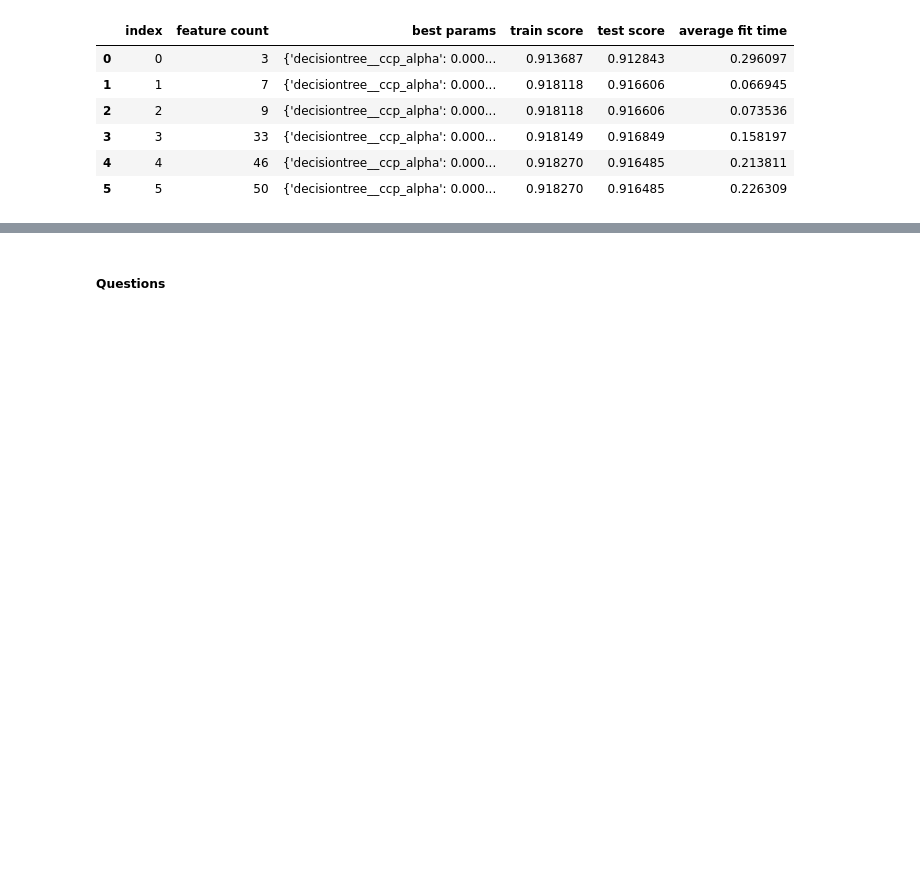
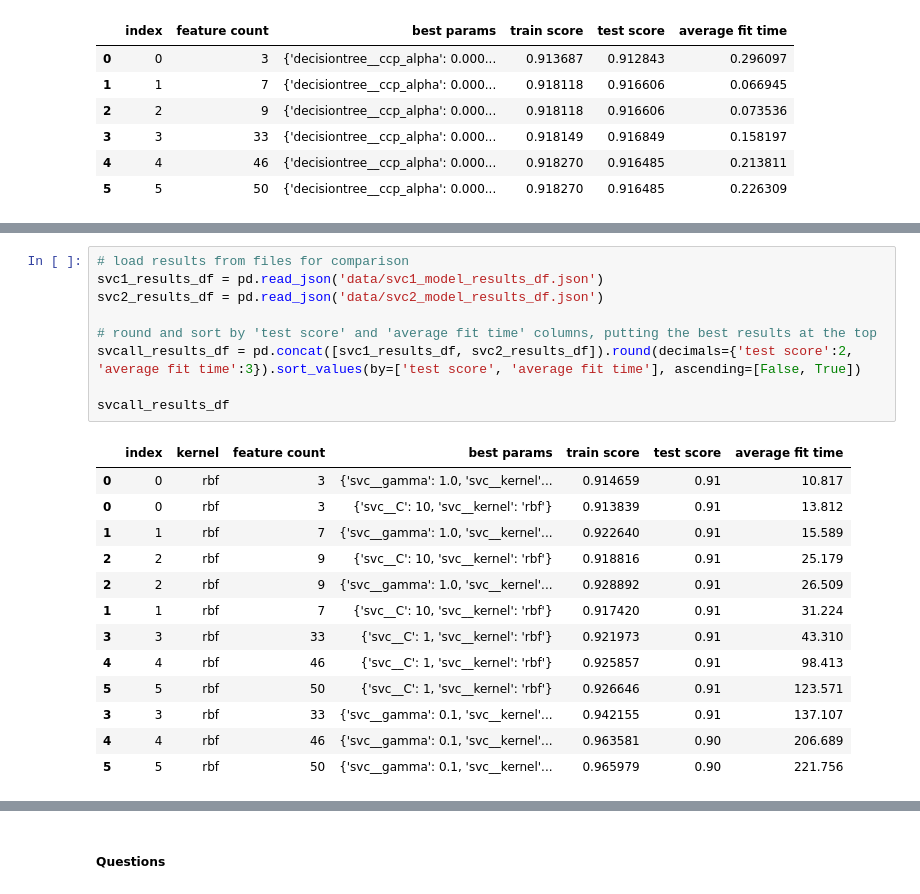
Before and after one commit to codemonkey1101/module-17, a Jupyter notebook: prompt_III.ipynb, the cells around one changed output, grey strips where cells are left out. Drawn from its saved outputs; the diff is of its cells as text; blank space fills up the shorter version.

```diff
--- a/prompt_III.ipynb
+++ b/prompt_III.ipynb
@@ -942,0 +996,23 @@ svc2_results_df
+# %%
+# load results from files for comparison
+svc1_results_df = pd.read_json('data/svc1_model_results_df.json')
+svc2_results_df = pd.read_json('data/svc2_model_results_df.json')
+
+# round and sort by 'test score' and 'average fit time' columns, putting the best results at the top
+svcall_results_df = pd.concat([svc1_results_df, svc2_results_df]).round(decimals={'test score':2, 'average fit time':3}).sort_values(by=['test score', 'average fit time'], ascending=[False, True])
+
+svcall_results_df
+# %% [output]
+|  | index | kernel | feature count | best params | train score | test score | average fit time |
+| 0 | 0 | rbf | 3 | {'svc__gamma': 1.0, 'svc__kernel'... | 0.914659 | 0.91 | 10.817 |
+| 0 | 0 | rbf | 3 | {'svc__C': 10, 'svc__kernel': 'rbf'} | 0.913839 | 0.91 | 13.812 |
+| 1 | 1 | rbf | 7 | {'svc__gamma': 1.0, 'svc__kernel'... | 0.922640 | 0.91 | 15.589 |
+| 2 | 2 | rbf | 9 | {'svc__C': 10, 'svc__kernel': 'rbf'} | 0.918816 | 0.91 | 25.179 |
+| 2 | 2 | rbf | 9 | {'svc__gamma': 1.0, 'svc__kernel'... | 0.928892 | 0.91 | 26.509 |
+| 1 | 1 | rbf | 7 | {'svc__C': 10, 'svc__kernel': 'rbf'} | 0.917420 | 0.91 | 31.224 |
+| 3 | 3 | rbf | 33 | {'svc__C': 1, 'svc__kernel': 'rbf'} | 0.921973 | 0.91 | 43.310 |
+| 4 | 4 | rbf | 46 | {'svc__C': 1, 'svc__kernel': 'rbf'} | 0.925857 | 0.91 | 98.413 |
+| 5 | 5 | rbf | 50 | {'svc__C': 1, 'svc__kernel': 'rbf'} | 0.926646 | 0.91 | 123.571 |
+| 3 | 3 | rbf | 33 | {'svc__gamma': 0.1, 'svc__kernel'... | 0.942155 | 0.91 | 137.107 |
+| 4 | 4 | rbf | 46 | {'svc__gamma': 0.1, 'svc__kernel'... | 0.963581 | 0.90 | 206.689 |
+| 5 | 5 | rbf | 50 | {'svc__gamma': 0.1, 'svc__kernel'... | 0.965979 | 0.90 | 221.756 |
```
Also changed, not shown: parts of 27 cells of this notebook, 6 other files.
